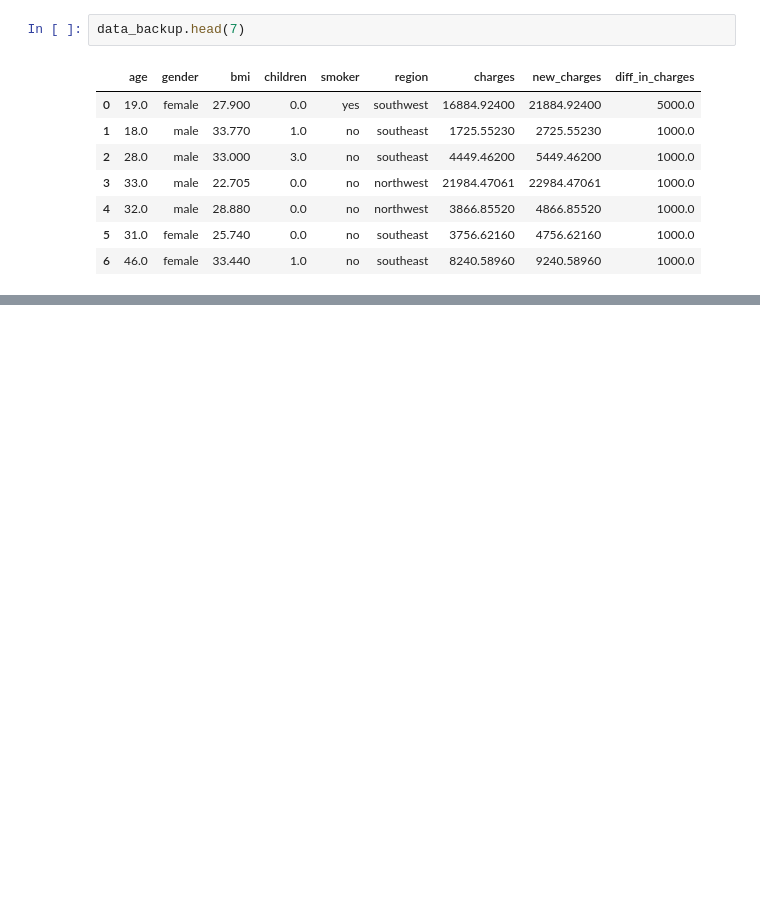
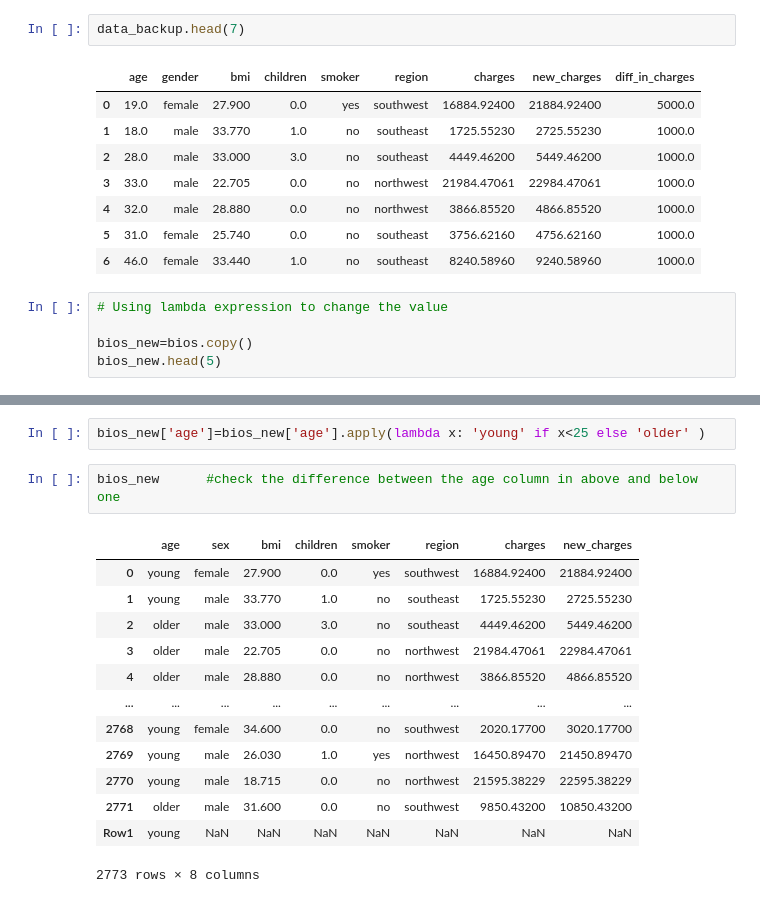
Before and after one commit to nid067/Project_ML, a Jupyter notebook: pandas_tuto.ipynb, the cells around one changed output, grey strips where cells are left out. Saved outputs shown, nothing was run; the diff lists cells and outputs as text; blank space fills up the shorter version.

```diff
--- a/pandas_tuto.ipynb
+++ b/pandas_tuto.ipynb
@@ -336,3 +336,8 @@ data_backup.head(7)
 | 4 | 32.0 | male | 28.880 | 0.0 | no | northwest | 3866.85520 | 4866.85520 | 1000.0 |
 | 5 | 31.0 | female | 25.740 | 0.0 | no | southeast | 3756.62160 | 4756.62160 | 1000.0 |
 | 6 | 46.0 | female | 33.440 | 1.0 | no | southeast | 8240.58960 | 9240.58960 | 1000.0 |
+# %%
+# Using lambda expression to change the value
+
+bios_new=bios.copy()
+bios_new.head(5)
@@ -338,0 +351,18 @@ data_backup.head(7)
+# %%
+bios_new['age']=bios_new['age'].apply(lambda x: 'young' if x<25 else 'older' )
+# %%
+bios_new      #check the difference between the age column in above and below one
+# %% [output]
+|  | age | sex | bmi | children | smoker | region | charges | new_charges |
+| 0 | young | female | 27.900 | 0.0 | yes | southwest | 16884.92400 | 21884.92400 |
+| 1 | young | male | 33.770 | 1.0 | no | southeast | 1725.55230 | 2725.55230 |
+| 2 | older | male | 33.000 | 3.0 | no | southeast | 4449.46200 | 5449.46200 |
+| 3 | older | male | 22.705 | 0.0 | no | northwest | 21984.47061 | 22984.47061 |
+| 4 | older | male | 28.880 | 0.0 | no | northwest | 3866.85520 | 4866.85520 |
+| ... | ... | ... | ... | ... | ... | ... | ... | ... |
+| 2768 | young | female | 34.600 | 0.0 | no | southwest | 2020.17700 | 3020.17700 |
+| 2769 | young | male | 26.030 | 1.0 | yes | northwest | 16450.89470 | 21450.89470 |
+| 2770 | young | male | 18.715 | 0.0 | no | northwest | 21595.38229 | 22595.38229 |
+| 2771 | older | male | 31.600 | 0.0 | no | southwest | 9850.43200 | 10850.43200 |
+| Row1 | young | NaN | NaN | NaN | NaN | NaN | NaN | NaN |
+2773 rows × 8 columns
```
Also changed, not shown: parts of 8 cells of this notebook.
